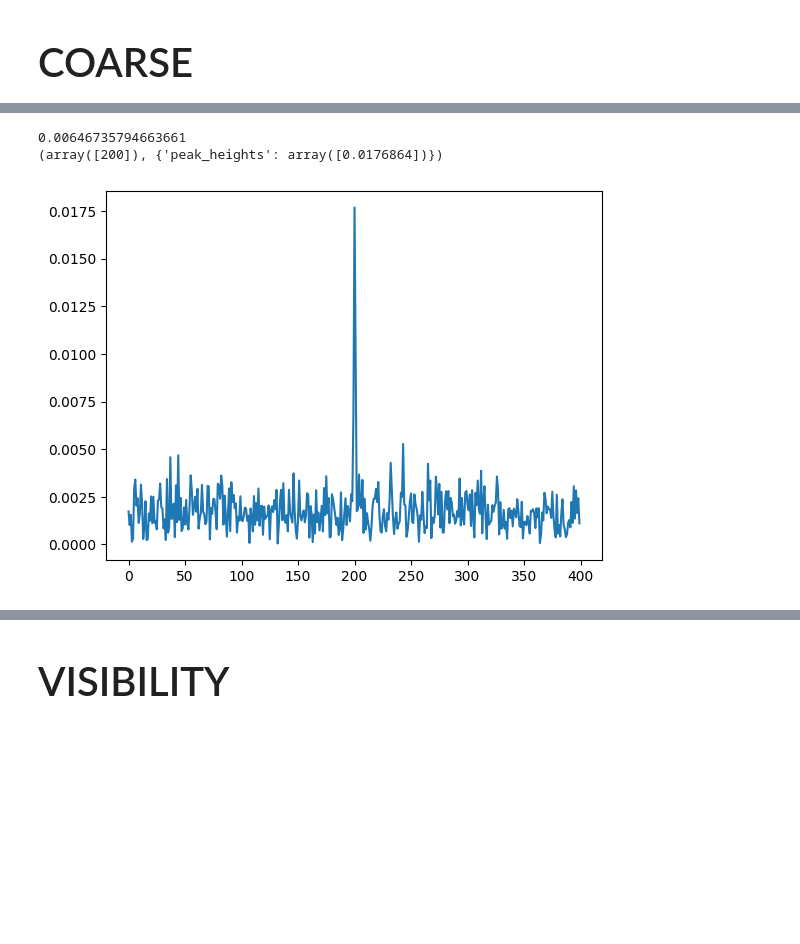
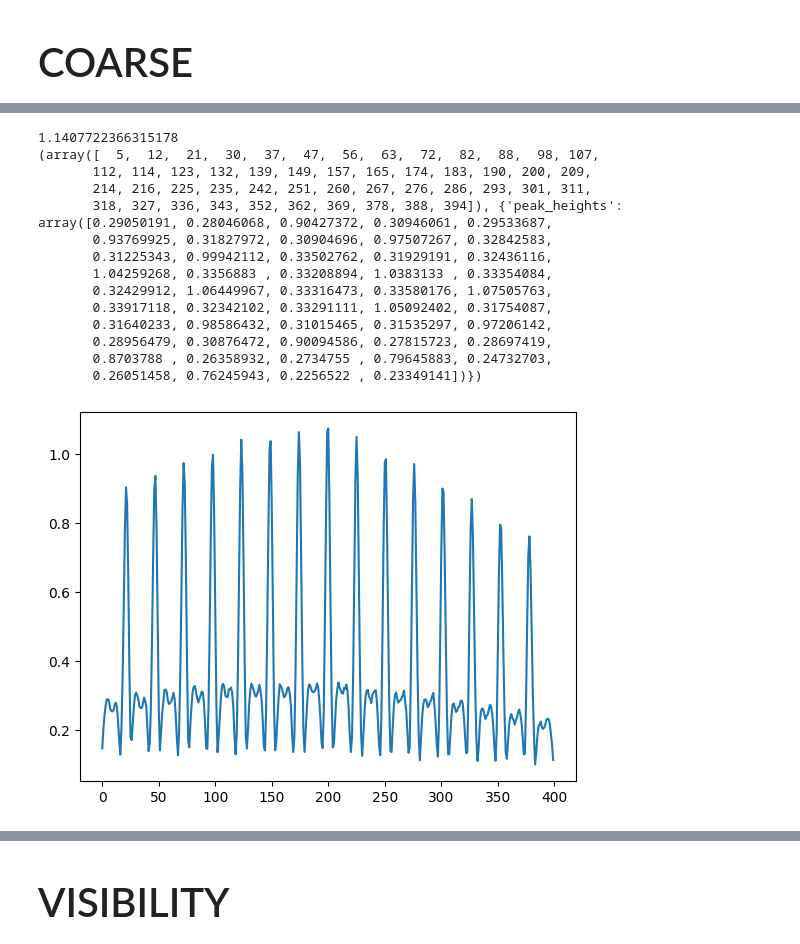
Before and after one commit to ALBATROS-Experiment/albatros_analysis, a Jupyter notebook: scripts/sat_filtering_cxcorr.ipynb, the cells around one changed output, grey strips where cells are left out. Cells and saved outputs as stored; diff of their text form; code cells hidden in the pictures; blank space fills up the shorter version.

Commit message:
4bit functionality for coordinate calibration

```diff
--- a/scripts/sat_filtering_cxcorr.ipynb
+++ b/scripts/sat_filtering_cxcorr.ipynb
@@ -104,35 +102,38 @@ c_nchunks = int((visibility_window)/C_T_ACCLEN)
 v_nchunks = int((visibility_window)/V_T_ACCLEN)
 
 
-#----------tester batch from manual_xcorr---------------
+data_version = "SATDET TESTER"
 
-#a1_path = "/scratch/s/sievers/mohanagr/mars1_2024/baseband/"
-#a2_path = "/scratch/s/sievers/mohanagr/mars2_2024/baseband/"
+if data_version == "MANUAL TESTER":
 
-#a1_coords = [79+25.031/60, -90-46.041/60, 189]  # MARS 1
-#a2_coords = [79+25.033/60, -90-45.531/60, 176]  # MARS 2
-#tle_path = outils.get_tle_file(1721800002, "/project/s/sievers/mohanagr/OCOMM_TLES")
+    a1_path = "/scratch/s/sievers/mohanagr/mars1_2024/baseband/"
+    a2_path = "/scratch/s/sievers/mohanagr/mars2_2024/baseband/"
 
-#global_start_time = 1721800002
+    global_start_time = 1721800002
 
-#---------satellite_detection tester batch---------------
+    a1_coords = [79+25.031/60, -90-46.041/60, 189]  # MARS 1
+    a2_coords = [79+25.033/60, -90-45.531/60, 176]  # MARS 2
 
-a1_coords = [79.41718333333333, -90.76735, 189]
-a2_coords = [79.41721666666666, -90.75885, 176]
+elif data_version == "SATDET TESTER":
 
-a1_path = "/project/s/sievers/albatros/mars/202307/baseband/stn_1_central"
-a2_path = "/project/s/sievers/albatros/mars/202307/baseband/stn_2_east"
+    a1_coords = [79.41718333333333, -90.76735, 189]
+    a2_coords = [79.41721666666666, -90.75885, 176] #ant2
+    a3_coords = [79.41541666666667, -90.77308333333333, 175] #ant3
 
-global_start_time = 1699625045
+    a1_path = "/project/s/sievers/albatros/mars/202307/baseband/stn_1_central"
+    a2_path = "/project/s/sievers/albatros/mars/202307/baseband/stn_2_east" #ant2
+    a3_path = "/project/s/sievers/albatros/mars/202307/baseband/stn_3_west" #ant3
 
+    global_start_time = 1699625045
+    #global_start_time = 1699788860
 
 
 dir_parents = []
 dir_parents.append(a1_path)
 dir_parents.append(a2_path)
 
-a1_coords = [79+25.031/60, -90-46.041/60, 189]  # MARS 1
-a2_coords = [79+25.033/60, -90-45.531/60, 176]  # MARS 2
+#a1_coords = [79+25.031/60, -90-46.041/60, 189]  # MARS 1
+#a2_coords = [79+25.033/60, -90-45.531/60, 176]  # MARS 2
 tle_path = outils.get_tle_file(global_start_time, "/project/s/sievers/mohanagr/OCOMM_TLES")
 
 coords = []
@@ -144,6 +145,4 @@ print(T_SPECTRA * 25)
 0.00040960000000000004
 # %% [markdown]
 Mock Filtered Pass List
-# %%
-filtered_pulses = [ [[ 0,215 ], 33591 ] , [[ 505, 765 ], 28654 ] , [[ 1815, 2250 ],  57166] , [[ 4400, 4730 ], 44387 ], [[4730, 4940], 25338], [[4940, 5260], 25338], [[7840, 8350], 57166]]
 # %%
@@ -151,2 +192,2 @@ filtered_pulses = [ [[ 0,215 ], 33591 ] , [[ 505, 765 ], 28654 ] , [[ 1815, 2250
 # %%
-pulse_idx = 6
+pulse_idx = 0
@@ -312,27 +358,39 @@ plt.tight_layout()
 # %%
-peak_center = c_acclen - (dN - 105639)
+peak_center = c_acclen - (dN - 86568)
 
 #get the data you want to look at
-data = np.abs(xc_corrected[4][peak_center-200: peak_center+200])
+data = np.abs(xc_corrected[2][peak_center-200: peak_center+200])
 plt.plot(data)
 
 #determine the minimum prominence we want
 noise_level = np.std(data)
 desired_snr = 5
 min_prominence = desired_snr * noise_level
 print(min_prominence)
 
 #get our peak information
 
 # make relative !!!!!!!
 peaks_total = sn.find_peaks(data, height=0.01)
 peaks_loud = sn.find_peaks(data, prominence=min_prominence)
 
 print(peaks_total)
 # %% [output]
-0.00646735794663661
-(array([200]), {'peak_heights': array([0.0176864])})
+1.1407722366315178
+(array([  5,  12,  21,  30,  37,  47,  56,  63,  72,  82,  88,  98, 107,
+       112, 114, 123, 132, 139, 149, 157, 165, 174, 183, 190, 200, 209,
+       214, 216, 225, 235, 242, 251, 260, 267, 276, 286, 293, 301, 311,
+       318, 327, 336, 343, 352, 362, 369, 378, 388, 394]), {'peak_heights': array([0.29050191, 0.28046068, 0.90427372, 0.30946061, 0.29533687,
+       0.93769925, 0.31827972, 0.30904696, 0.97507267, 0.32842583,
+       0.31225343, 0.99942112, 0.33502762, 0.31929191, 0.32436116,
+       1.04259268, 0.3356883 , 0.33208894, 1.0383133 , 0.33354084,
+       0.32429912, 1.06449967, 0.33316473, 0.33580176, 1.07505763,
+       0.33917118, 0.32342102, 0.33291111, 1.05092402, 0.31754087,
+       0.31640233, 0.98586432, 0.31015465, 0.31535297, 0.97206142,
+       0.28956479, 0.30876472, 0.90094586, 0.27815723, 0.28697419,
+       0.8703788 , 0.26358932, 0.2734755 , 0.79645883, 0.24732703,
+       0.26051458, 0.76245943, 0.2256522 , 0.23349141])})
-[figure, old version]
+[figure, new version]
 # %%
 peak_location = np.argmax(data)
 peak_data = data[peak_location - 200:peak_location + 200]
```
Also changed, not shown: parts of 10 cells of this notebook, 14 other files.
